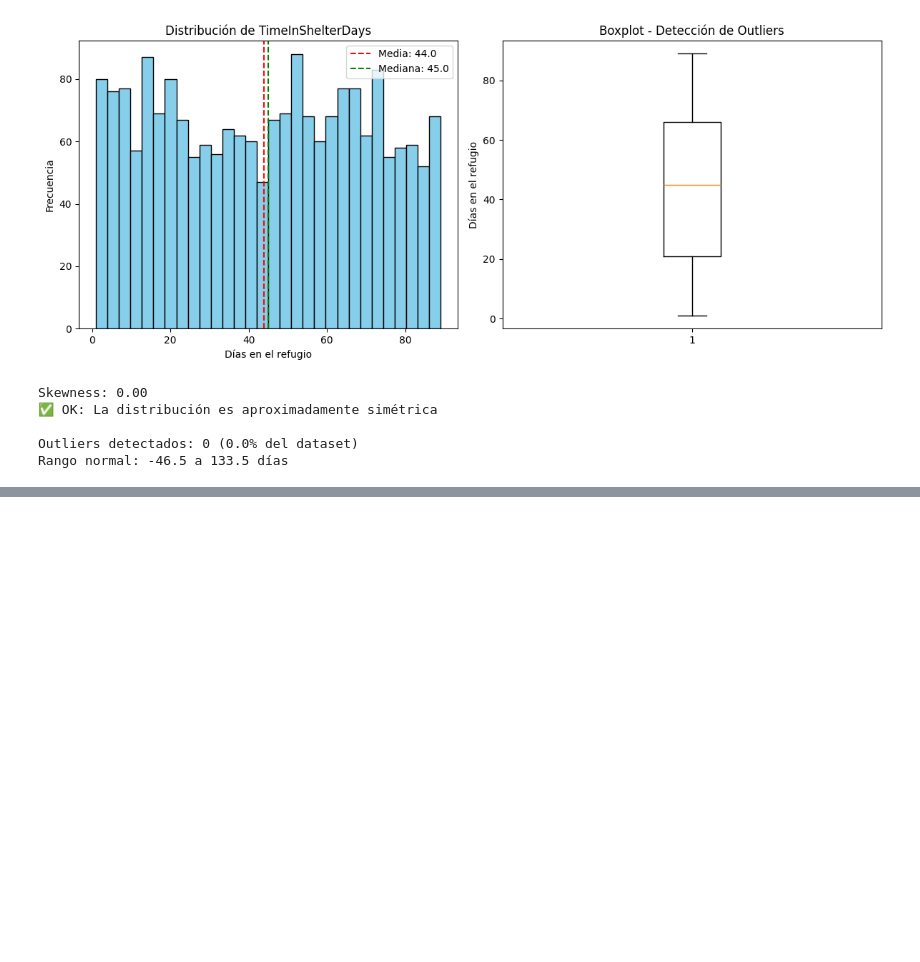
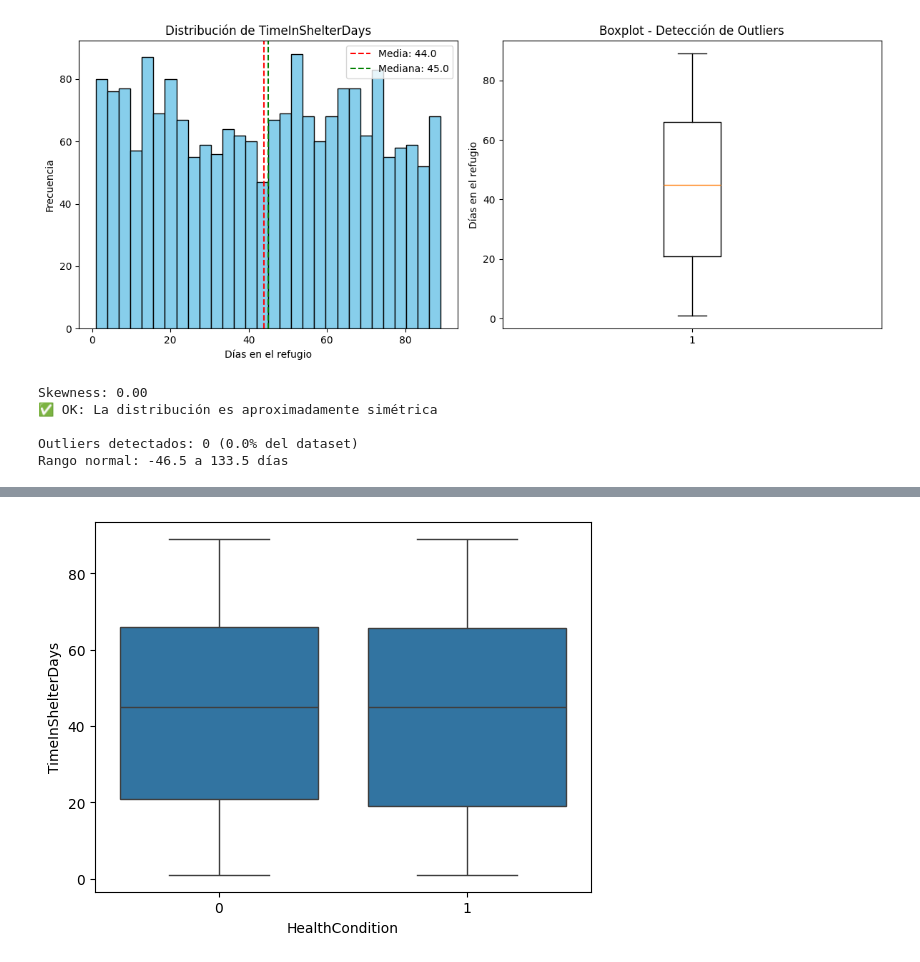
Before and after one commit to Bootcamp-IA-P6/Proyect_V_Regression_Team3, a Jupyter notebook: noteboooks/01_eda.ipynb, the cells around one changed output, grey strips where cells are left out. Drawn from its saved outputs; the diff is of its cells as text; code cells hidden in the pictures; blank space fills up the shorter version.

```diff
--- a/noteboooks/01_eda.ipynb
+++ b/noteboooks/01_eda.ipynb
@@ -408,0 +431,5 @@ Rango normal: -46.5 a 133.5 días
+# %%
+sns.boxplot(x='HealthCondition', y='TimeInShelterDays', data=df)
+plt.show()
+# %% [output]
+[figure, added]
```
Also changed, not shown: parts of 36 cells of this notebook.
